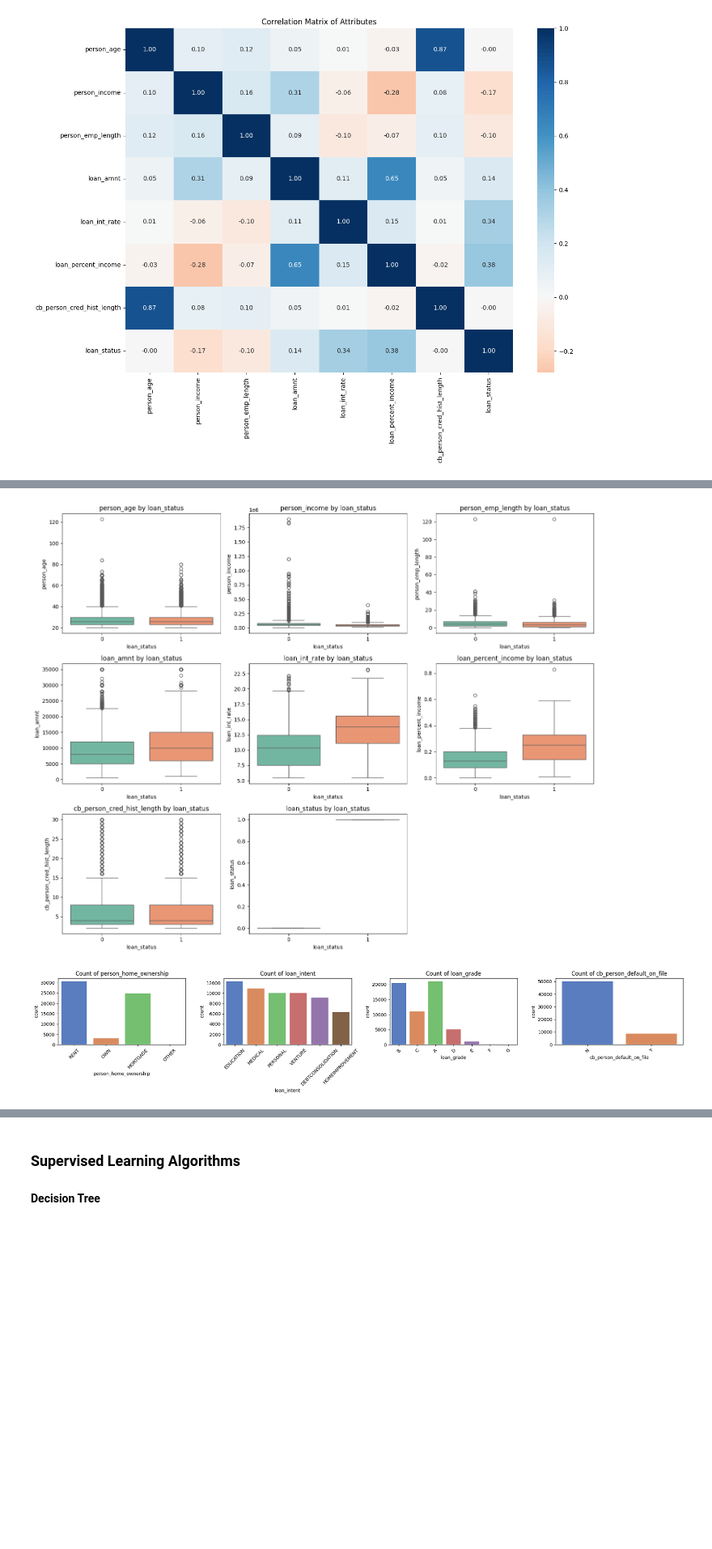
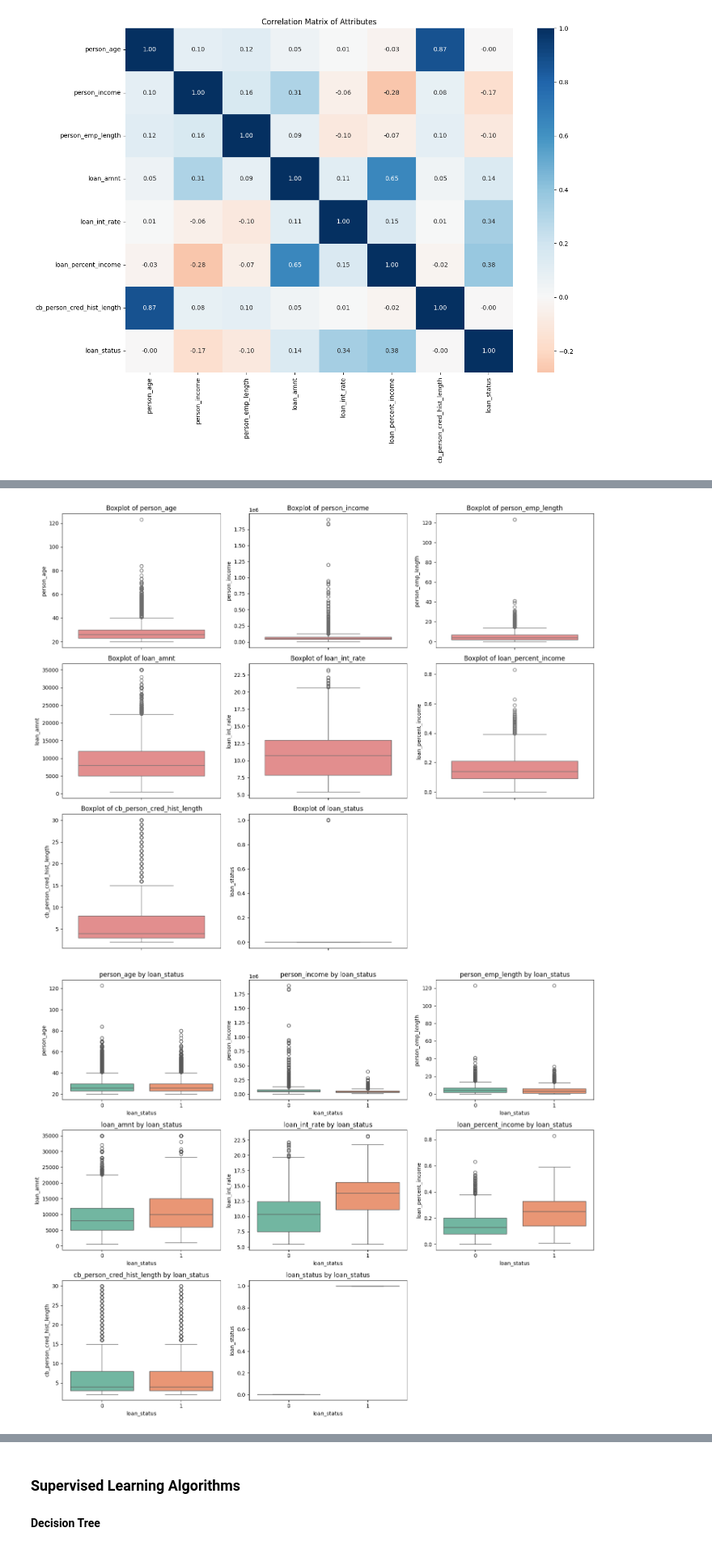
Before and after one commit to alexandre2004costa/IA_project2, a Jupyter notebook: main.ipynb, the cells around one changed output, grey strips where cells are left out. Shown at 81% size. Cells and saved outputs as stored; diff of their text form; code cells hidden in the pictures; blank space fills up the shorter version.

Commit message:
Feature selection and update data analysis

```diff
--- a/main.ipynb
+++ b/main.ipynb
@@ -141,13 +141,14 @@ import pandas as pd
 import matplotlib.pyplot as plt
 import seaborn as sns
 
-def plot_numeric_columns(data, numeric_cols, cols_per_row=3):
+
+def plot_numeric_distributions(data, numeric_cols, cols_per_row=3, bins=30):
     rows = (len(numeric_cols) + cols_per_row - 1) // cols_per_row
     fig, axes = plt.subplots(rows, cols_per_row, figsize=(5 * cols_per_row, 4 * rows))
     axes = axes.flatten()
 
     for i, col in enumerate(numeric_cols):
-        sns.histplot(data[col], kde=True, ax=axes[i], color='skyblue')
+        sns.histplot(data[col], ax=axes[i], kde=True, bins=bins, color='skyblue')
         axes[i].set_title(f'Distribution of {col}')
 
     for j in range(i + 1, len(axes)):
@@ -156,8 +157,24 @@ def plot_numeric_columns(data, numeric_cols, cols_per_row=3):
     plt.tight_layout()
     plt.show()
 
+def plot_numeric_boxplots(data, numeric_cols, cols_per_row=3):
+    rows = (len(numeric_cols) + cols_per_row - 1) // cols_per_row
+    fig, axes = plt.subplots(rows, cols_per_row, figsize=(5 * cols_per_row, 4 * rows))
+    axes = axes.flatten()
 
-def plot_numeric_boxplots(data, numeric_cols, target_col, cols_per_row=3):
+    for i, col in enumerate(numeric_cols):
+        sns.boxplot(y=data[col], ax=axes[i], color='lightcoral')
+        axes[i].set_title(f'Boxplot of {col}')
+
+    # Remove unused axes
+    for j in range(i + 1, len(axes)):
+        fig.delaxes(axes[j])
+
+    plt.tight_layout()
+    plt.show()
+
+
+def plot_numeric_boxplots_by_target(data, numeric_cols, target_col, cols_per_row=3):
     rows = (len(numeric_cols) + cols_per_row - 1) // cols_per_row
     fig, axes = plt.subplots(rows, cols_per_row, figsize=(5 * cols_per_row, 4 * rows))
     axes = axes.flatten()
@@ -189,13 +206,32 @@ def plot_categorical_columns(data, categorical_cols, cols_per_row=4):
     plt.tight_layout()
     plt.show()
 
+def plot_categorical_columns_by_target(data, categorical_cols, target_col='loan_status', cols_per_row=4):
+    rows = (len(categorical_cols) + cols_per_row - 1) // cols_per_row
+    fig, axes = plt.subplots(rows, cols_per_row, figsize=(5 * cols_per_row, 4 * rows))
+    axes = axes.flatten()
+
+    for i, col in enumerate(categorical_cols):
+        sns.countplot(x=col, hue=target_col, data=data, ax=axes[i], palette='Set2')
+        axes[i].set_title(f'{col} by {target_col}')
+        axes[i].tick_params(axis='x', rotation=45)
+
+    # Remove eixos não utilizados
+    for j in range(i + 1, len(axes)):
+        fig.delaxes(axes[j])
+
+    plt.tight_layout()
+    plt.show()
+
 
 numeric_cols = data.select_dtypes(include=['int64', 'float64']).columns.tolist()
 numeric_cols.remove('id')  # Se não quiseres o 'id'
 categorical_cols = data.select_dtypes(include=['object']).columns.tolist()
 
 # Plots
-plot_numeric_columns(data, numeric_cols)
-plot_numeric_boxplots(data, numeric_cols, target_col='loan_status')
+plot_numeric_distributions(data, numeric_cols)
+plot_numeric_boxplots(data, numeric_cols)
+plot_numeric_boxplots_by_target(data, numeric_cols, target_col='loan_status')
 plot_categorical_columns(data, categorical_cols)
+plot_categorical_columns_by_target(data, categorical_cols, target_col='loan_status')
 # %% [output]
@@ -203,2 +239,2 @@ plot_categorical_columns(data, categorical_cols)
-[figure, old version]
+[figure, new version]
-[figure, old version]
+[figure, new version]
```
Also changed, not shown: parts of 9 cells of this notebook.
